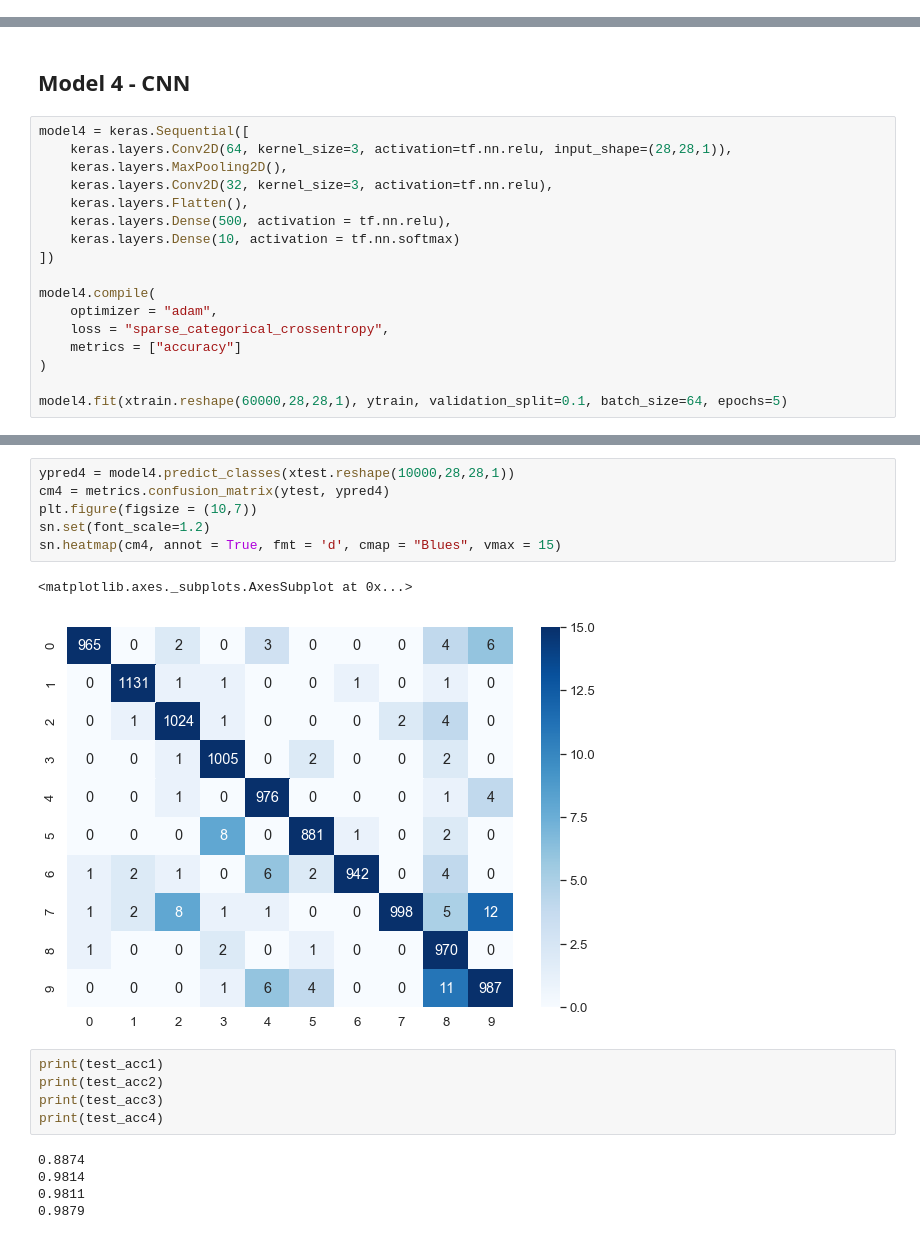
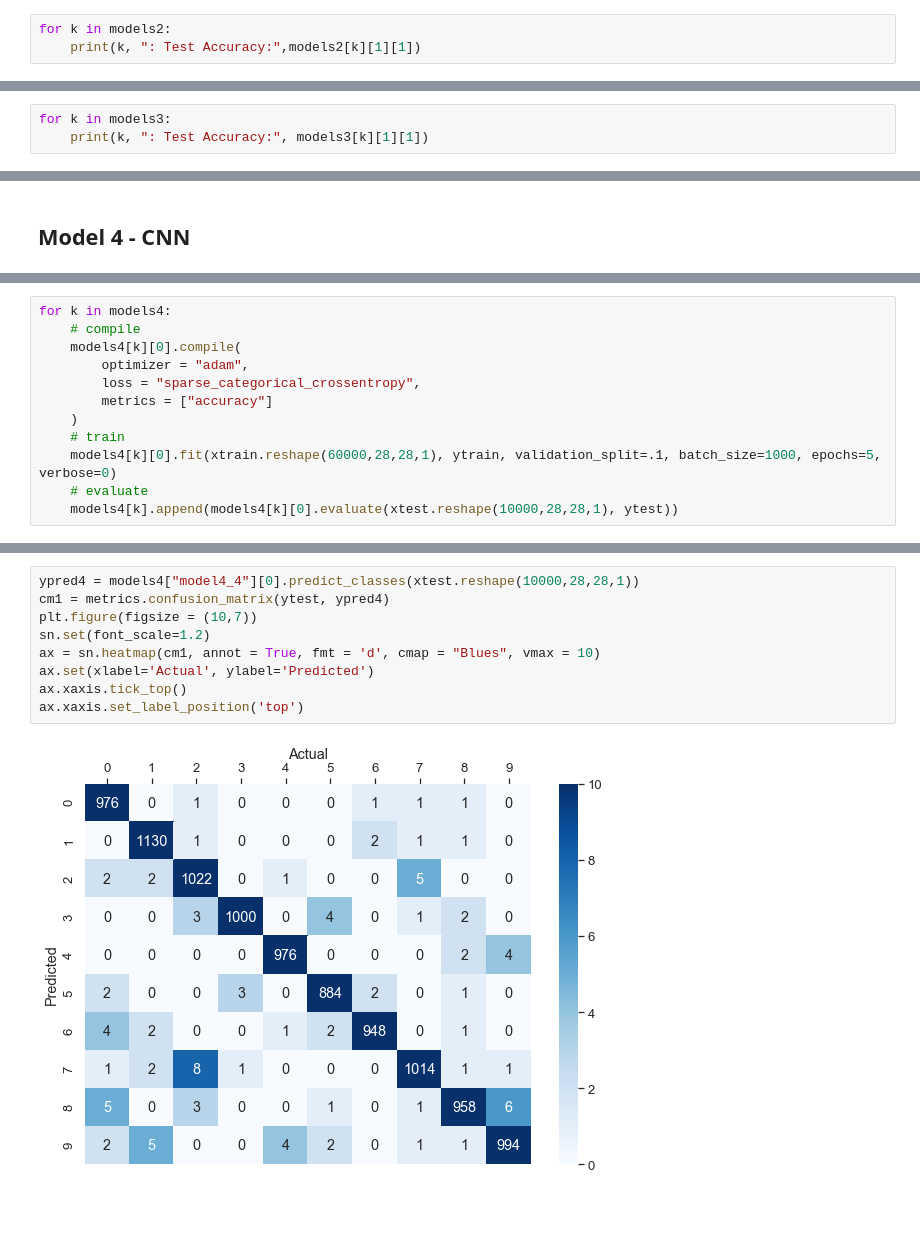
Before and after one commit to Brennan11/MNIST-Classification, a Jupyter notebook: mnist.ipynb, the cells around one changed output, grey strips where cells are left out. Drawn from its saved outputs; the diff is of its cells as text; blank space fills up the shorter version.

```diff
--- a/mnist.ipynb
+++ b/mnist.ipynb
@@ -159,0 +247,3 @@ Acc:  0.9814
+# %%
+for k in models2:
+    print(k, ": Test Accuracy:",models2[k][1][1])
@@ -208,0 +328,3 @@ Acc:  0.9811
+# %%
+for k in models3:
+    print(k, ": Test Accuracy:", models3[k][1][1])
@@ -218,19 +347,2 @@ sn.heatmap(cm3, annot = True, fmt = 'd', cmap = "Blues", vmax = 20)
 # %% [markdown]
 ## Model 4 - CNN
-# %%
-model4 = keras.Sequential([
-    keras.layers.Conv2D(64, kernel_size=3, activation=tf.nn.relu, input_shape=(28,28,1)),
-    keras.layers.MaxPooling2D(),
-    keras.layers.Conv2D(32, kernel_size=3, activation=tf.nn.relu),
-    keras.layers.Flatten(),
-    keras.layers.Dense(500, activation = tf.nn.relu),
-    keras.layers.Dense(10, activation = tf.nn.softmax)
-])
-
-model4.compile(
-    optimizer = "adam",
-    loss = "sparse_categorical_crossentropy",
-    metrics = ["accuracy"]
-)
-
-model4.fit(xtrain.reshape(60000,28,28,1), ytrain, validation_split=0.1, batch_size=64, epochs=5)
@@ -257,0 +398,12 @@ Acc:  0.9879
+# %%
+for k in models4:
+    # compile
+    models4[k][0].compile(
+        optimizer = "adam",
+        loss = "sparse_categorical_crossentropy",
+        metrics = ["accuracy"]
+    )
+    # train
+    models4[k][0].fit(xtrain.reshape(60000,28,28,1), ytrain, validation_split=.1, batch_size=1000, epochs=5, verbose=0)
+    # evaluate
+    models4[k].append(models4[k][0].evaluate(xtest.reshape(10000,28,28,1), ytest))
@@ -258,19 +423,11 @@ Acc:  0.9879
 # %%
-ypred4 = model4.predict_classes(xtest.reshape(10000,28,28,1))
-cm4 = metrics.confusion_matrix(ytest, ypred4)
+ypred4 = models4["model4_4"][0].predict_classes(xtest.reshape(10000,28,28,1))
+cm1 = metrics.confusion_matrix(ytest, ypred4)
 plt.figure(figsize = (10,7))
 sn.set(font_scale=1.2)
-sn.heatmap(cm4, annot = True, fmt = 'd', cmap = "Blues", vmax = 15)
+ax = sn.heatmap(cm1, annot = True, fmt = 'd', cmap = "Blues", vmax = 10)
+ax.set(xlabel='Actual', ylabel='Predicted')
+ax.xaxis.tick_top()
+ax.xaxis.set_label_position('top')
 # %% [output]
-<matplotlib.axes._subplots.AxesSubplot at 0x...>
-[figure, old version]
+[figure, new version]
-# %%
-print(test_acc1)
-print(test_acc2)
-print(test_acc3)
-print(test_acc4)
-# %% [output]
-0.8874
-0.9814
-0.9811
-0.9879
```
Also changed, not shown: parts of 48 cells of this notebook.
